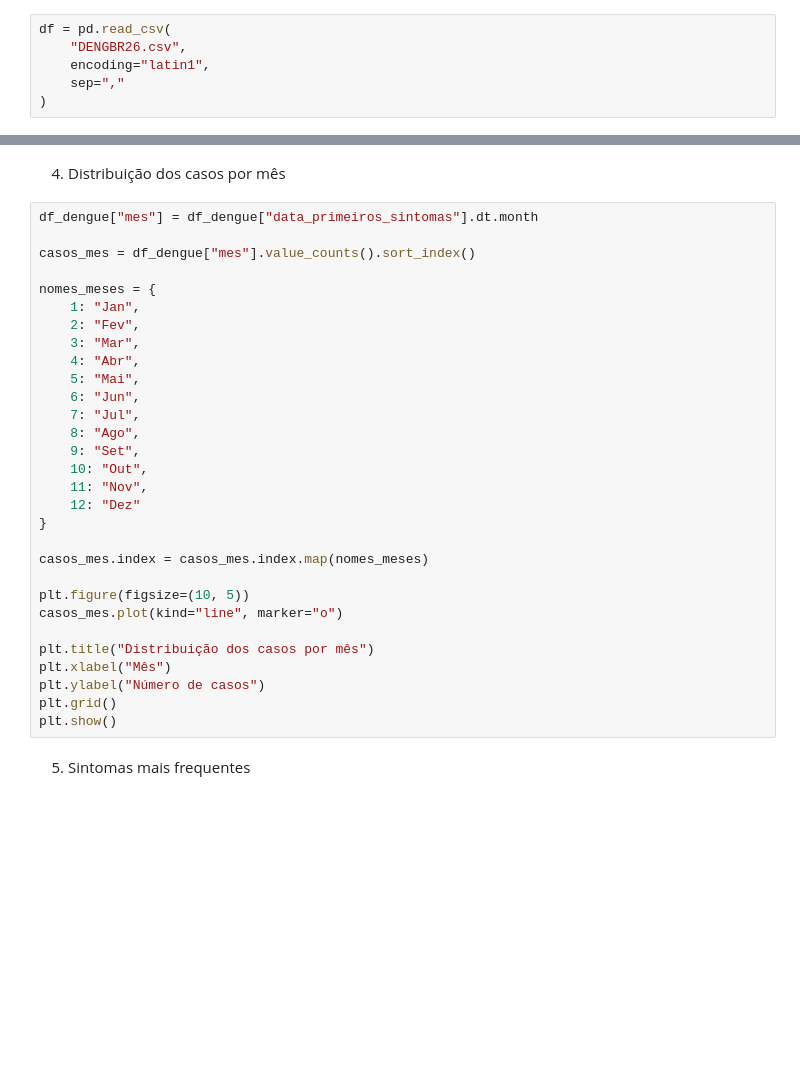
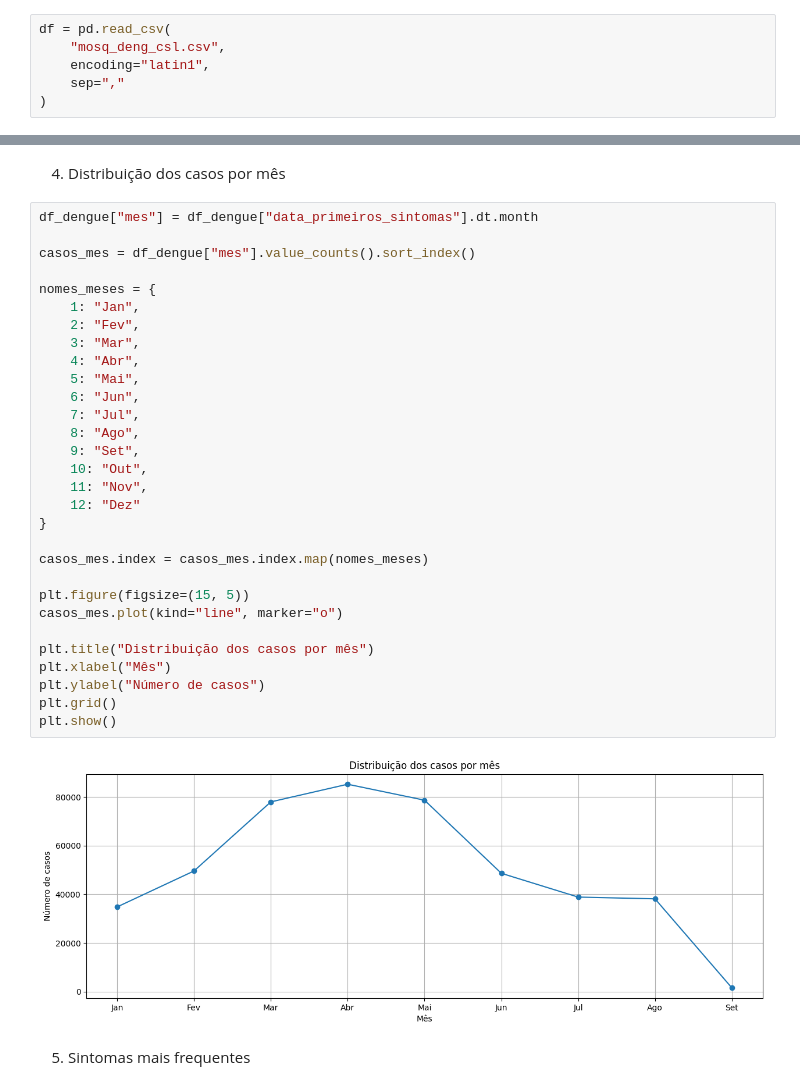
Before and after one commit to VannaGilio/medalhao_dengue, a Jupyter notebook: Notebook_2/dengue_p.ipynb, the cells around one changed output, grey strips where cells are left out. Saved outputs shown, nothing was run; the diff lists cells and outputs as text; blank space fills up the shorter version.

```diff
--- a/Notebook_2/dengue_p.ipynb
+++ b/Notebook_2/dengue_p.ipynb
@@ -4,7 +4,7 @@
 import pandas as pd
 # %%
 df = pd.read_csv(
-    "DENGBR26.csv",
+    "mosq_deng_csl.csv",
     encoding="latin1",
     sep=","
 )
@@ -582,33 +587,35 @@ plt.show()
 # %%
 df_dengue["mes"] = df_dengue["data_primeiros_sintomas"].dt.month
 
 casos_mes = df_dengue["mes"].value_counts().sort_index()
 
 nomes_meses = {
     1: "Jan",
     2: "Fev",
     3: "Mar",
     4: "Abr",
     5: "Mai",
     6: "Jun",
     7: "Jul",
     8: "Ago",
     9: "Set",
     10: "Out",
     11: "Nov",
     12: "Dez"
 }
 
 casos_mes.index = casos_mes.index.map(nomes_meses)
 
-plt.figure(figsize=(10, 5))
+plt.figure(figsize=(15, 5))
 casos_mes.plot(kind="line", marker="o")
 
 plt.title("Distribuição dos casos por mês")
 plt.xlabel("Mês")
 plt.ylabel("Número de casos")
 plt.grid()
 plt.show()
+# %% [output]
+[figure, added]
 # %% [markdown]
 5. Sintomas mais frequentes
 # %%
```
Also changed, not shown: parts of 39 cells of this notebook.
